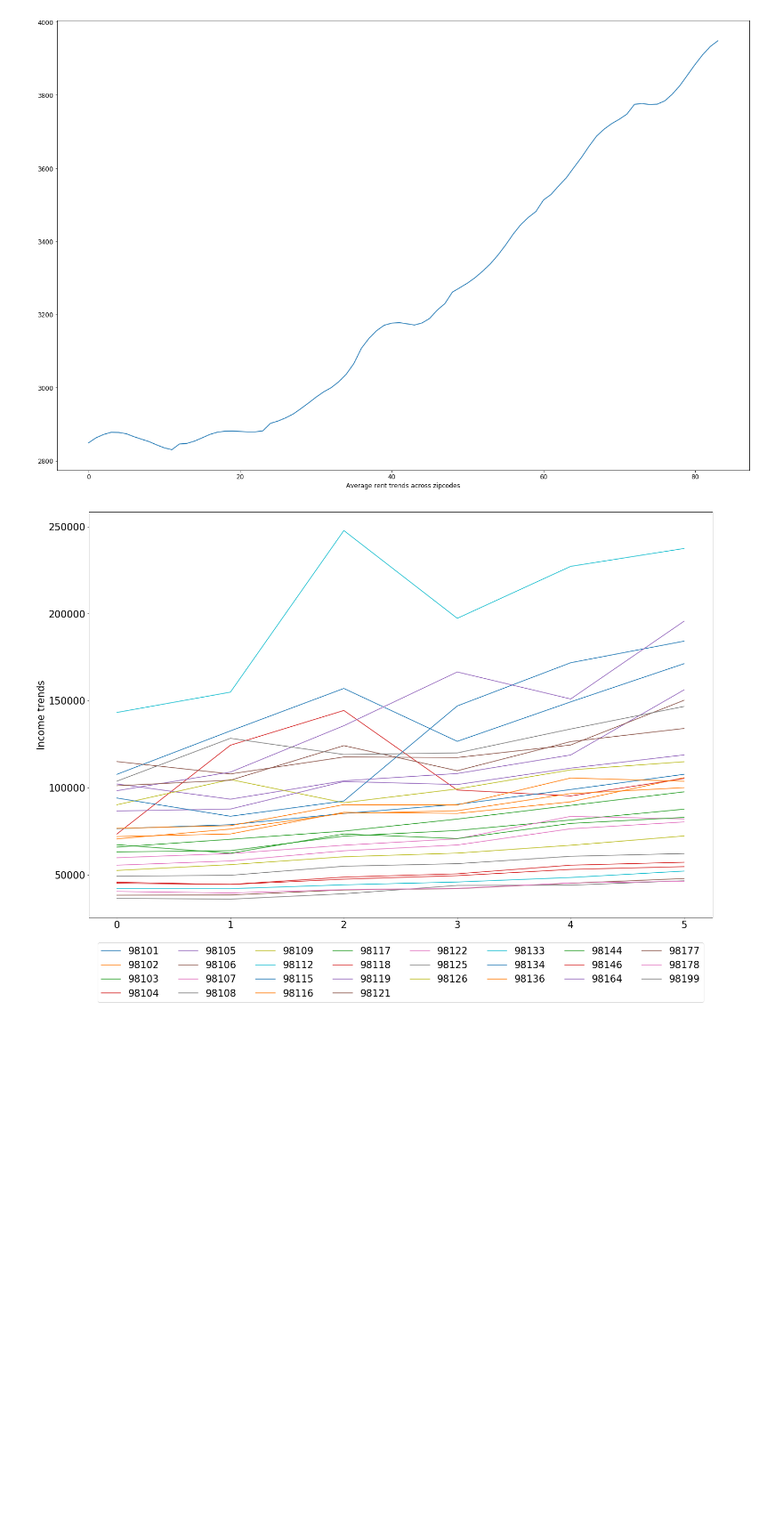
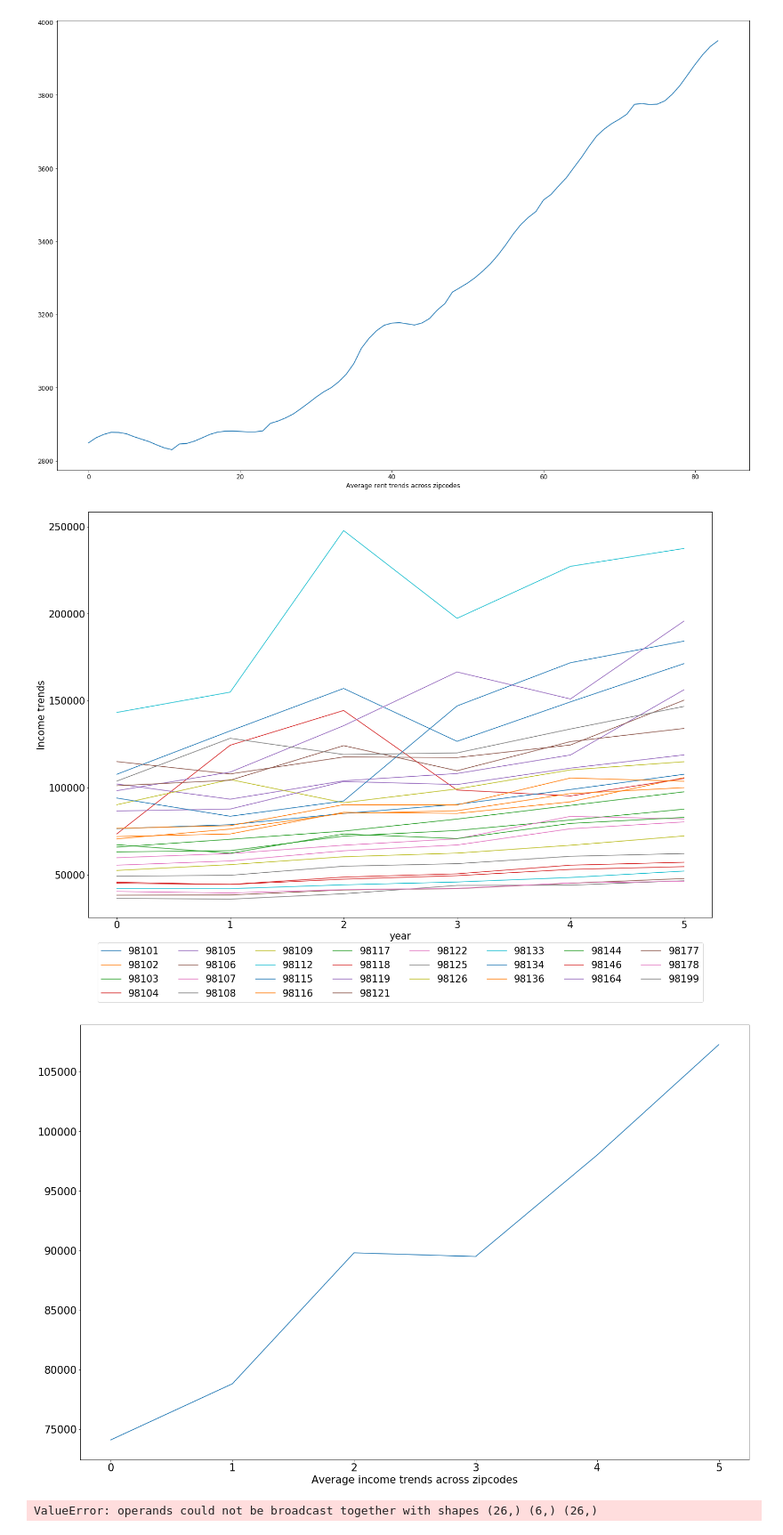
Before and after one commit to info370/project-dataseyance, a Jupyter notebook: Exploring Zillow Time Series.ipynb, the cells around one changed output. Shown at 89% size. Cells and saved outputs as stored; diff of their text form; code cells hidden in the pictures; blank space fills up the shorter version.

```diff
--- a/Exploring Zillow Time Series.ipynb
+++ b/Exploring Zillow Time Series.ipynb
@@ -147,38 +147,58 @@ for i in range(len(income_series_data)):
     income_time_series.append(income_series_data.loc[i][income_years[3]])
     income_time_series.append(income_series_data.loc[i][income_years[4]])
     income_time_series.append(income_series_data.loc[i][income_years[5]])
 
     zipcode_to_income_dict[zipcode] = income_time_series
     average_income_time_series += income_time_series
     line = plt.plot(x, income_time_series)
     income_time_series = []
     zipSet.append(zipcode)
 
 # ## Change size of Drawing
 # fig_size = plt.rcParams["figure.figsize"]
 # print("Current figure size: " + str(fig_size))
 # #fig_size[0] = 24
 # #fig_size[1] = 16
 
 # plt.rcParams["legend.fontsize"] = 'xx-large'
 # print("current legend font size: " + str(legend_size))
 # #plt.rcParams["font.size"] = 12.0
 # plt.rcParams["axes.labelsize"] = 'xx-large'
 # plt.rcParams["ytick.labelsize"] = 'xx-large'
 # plt.rcParams["figure.figsize"] = fig_size
 # ##
 
 plt.ylabel('Income trends')
 plt.xlabel("year")
 plt.legend(zipSet, loc="upper center", ncol=8, bbox_to_anchor=(0.5, -0.05))
 plt.show()
 
-#average_income_time_series /= 28
-#plt.plot(x, average_income_time_series)
-#plt.xlabel("Average income trends across zipcodes")
-#plt.show()
+average_income_time_series /= 28
+plt.plot(x, average_income_time_series)
+plt.xlabel("Average income trends across zipcodes")
+plt.show()
+
+# plt.plot()
+# plt.plot()
+# plt.xlabel()
+# plt.show()
+
+# zips = set(zipcode_to_income_dict.keys()).intersection(set(zipcode_to_rent_dict.keys()))
+# average_income = np.array([0.0] * 6)
+# average_rent = np.array([0.0] * 6)
+
+# for zip in zips:
+#     average_income += zipcode_to_income_dict[zip]
+#     average_rent += zipcode_to_rent_dict[zip]
+
+# average_income /= len(zips)
+# average_rent /= len(zips)
+
+# average_income
 # %% [output]
-[figure, old version]
+[figure, new version]
+[figure, added]
+ValueError: operands could not be broadcast together with shapes (26,) (6,) (26,)
 # %%
 # Calculate Rent as percentage of income
 
```
Also changed, not shown: parts of 1 cell of this notebook, 1 other file.
